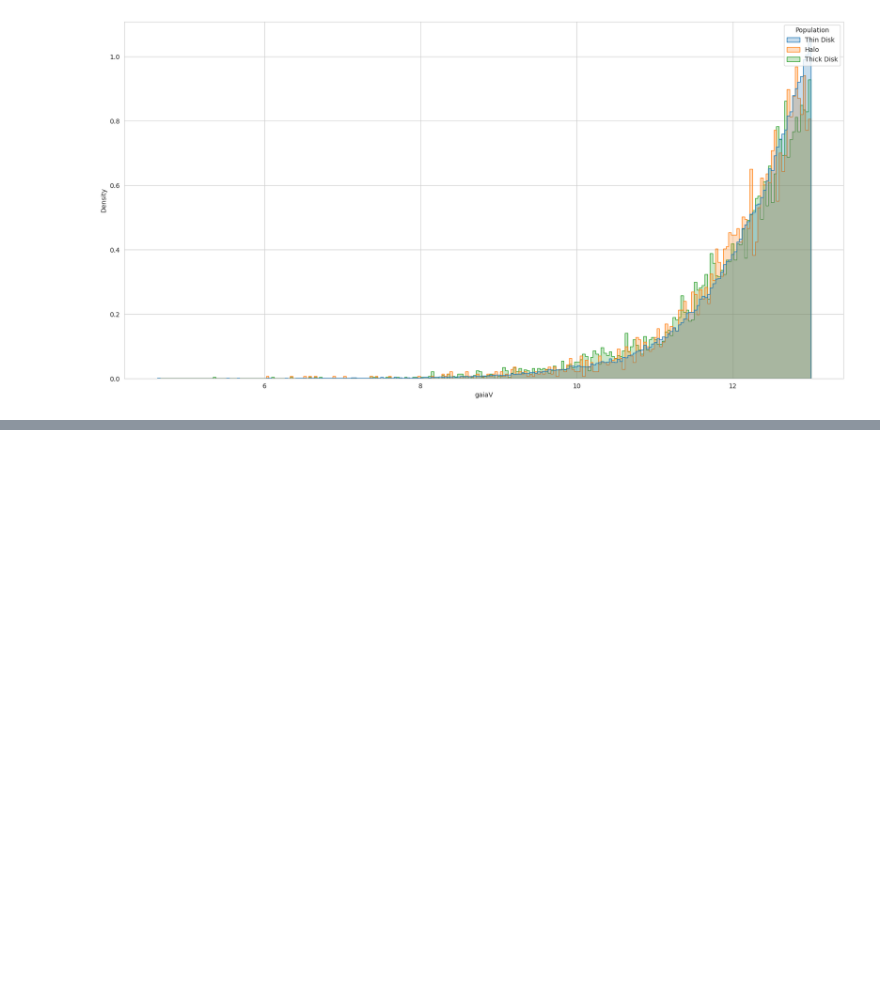
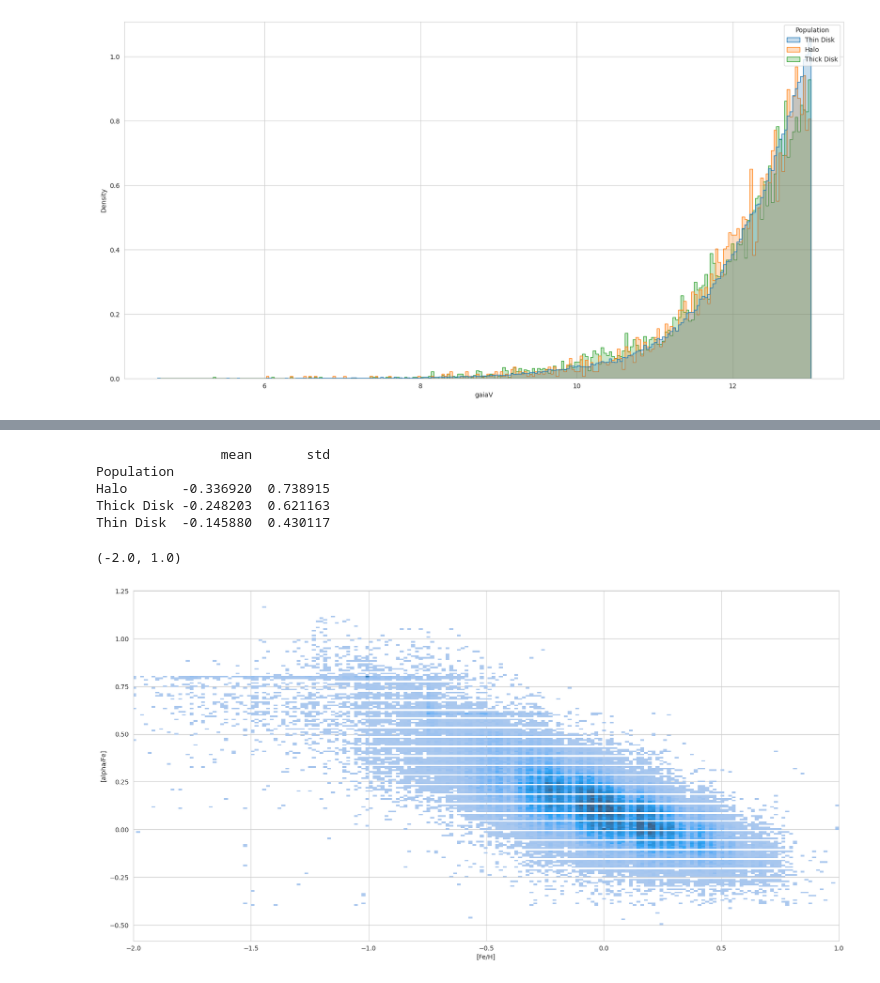
Before and after one commit to ChrisBoettner/plato, a Jupyter notebook: notebooks/04_stellar_populations.ipynb, the cells around one changed output, grey strips where cells are left out. Drawn from its saved outputs; the diff is of its cells as text; code cells hidden in the pictures; blank space fills up the shorter version.

Commit message:
Added Fe and alpha

```diff
--- a/notebooks/04_stellar_populations.ipynb
+++ b/notebooks/04_stellar_populations.ipynb
@@ -49,0 +64,26 @@ sns.histplot(
+# %%
+# group by population and calculate mean and std of [Fe/H]
+feh_stats = data.groupby("Population")["[Fe/H]"].agg(["mean", "std"])
+print(feh_stats)
+# %% [output]
+                mean       std
+Population
+Halo       -0.336920  0.738915
+Thick Disk -0.248203  0.621163
+Thin Disk  -0.145880  0.430117
+# %%
+# plot alpha vs [Fe/H] as histogram
+sns.histplot(
+    data=data,
+    x="[Fe/H]",
+    y="[alpha/Fe]",
+    stat="density",
+    common_norm=False,
+    element="step",
+    common_bins=False,
+)
+# xlim between -2 an 1 for [Fe/H]
+plt.xlim(-2, 1)
+# %% [output]
+(-2.0, 1.0)
+[figure, added]
```
Also changed, not shown: parts of 4 cells of this notebook, 2 other files.
